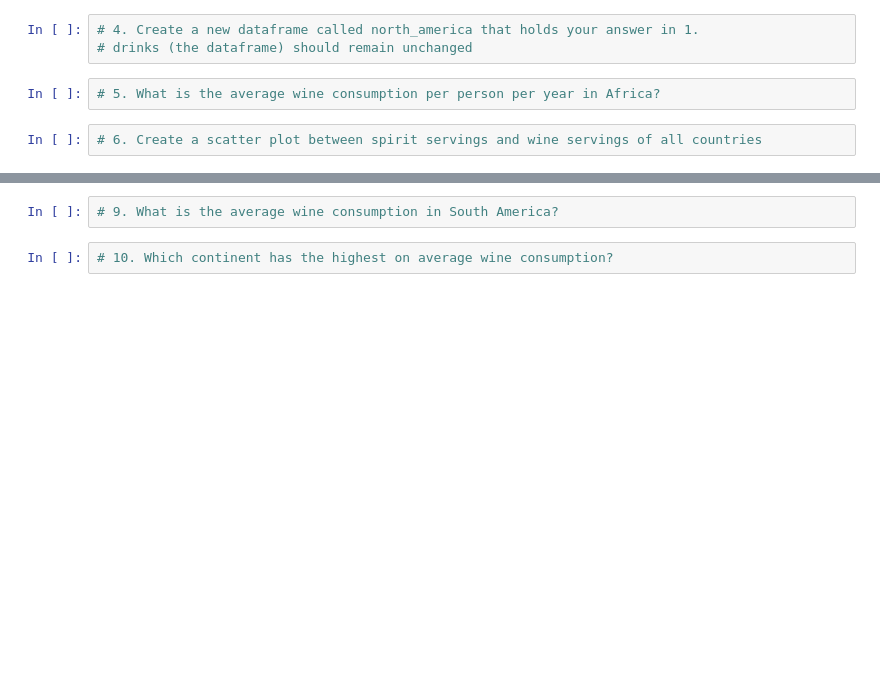
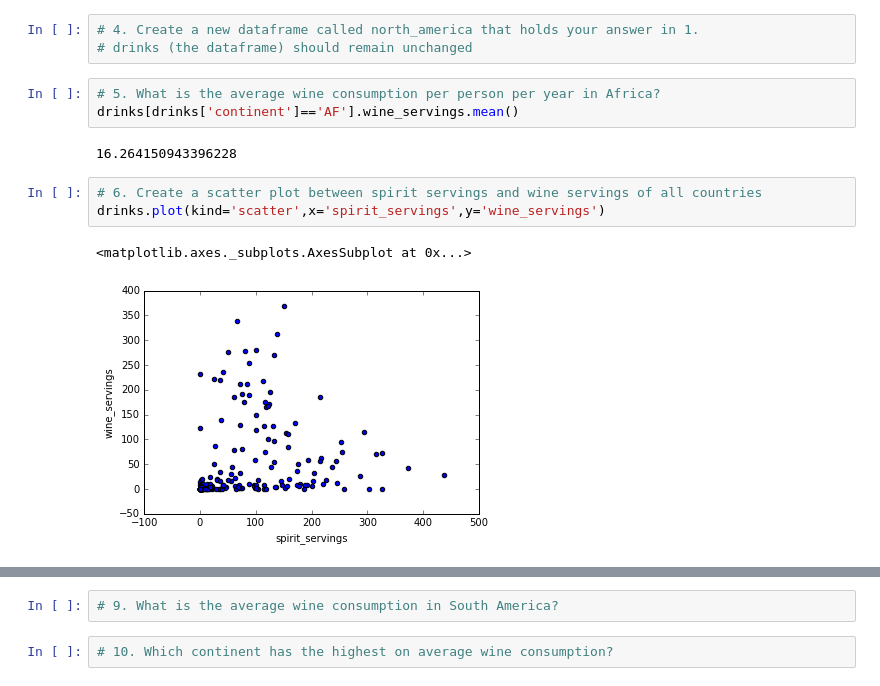
Before and after one commit to yoginij/ds-sf-29, a Jupyter notebook: labs/02_lab_pandas.ipynb, the cells around one changed output, grey strips where cells are left out. Drawn from its saved outputs; the diff is of its cells as text; blank space fills up the shorter version.

```diff
--- a/labs/02_lab_pandas.ipynb
+++ b/labs/02_lab_pandas.ipynb
@@ -22,8 +61,15 @@ drinks = pd.read_csv('../data/drinks.csv', na_filter=False)
 # drinks (the dataframe) should remain unchanged
 # %%
 # 5. What is the average wine consumption per person per year in Africa?
+drinks[drinks['continent']=='AF'].wine_servings.mean()
+# %% [output]
+16.264150943396228
 # %%
 # 6. Create a scatter plot between spirit servings and wine servings of all countries
+drinks.plot(kind='scatter',x='spirit_servings',y='wine_servings')
+# %% [output]
+<matplotlib.axes._subplots.AxesSubplot at 0x...>
+[figure, added]
 # %%
 # 7. Show a list of the top 10 spirit drinking countries
 # (show only country names and spirit servings)
```
Also changed, not shown: parts of 6 cells of this notebook, 1 other file.
